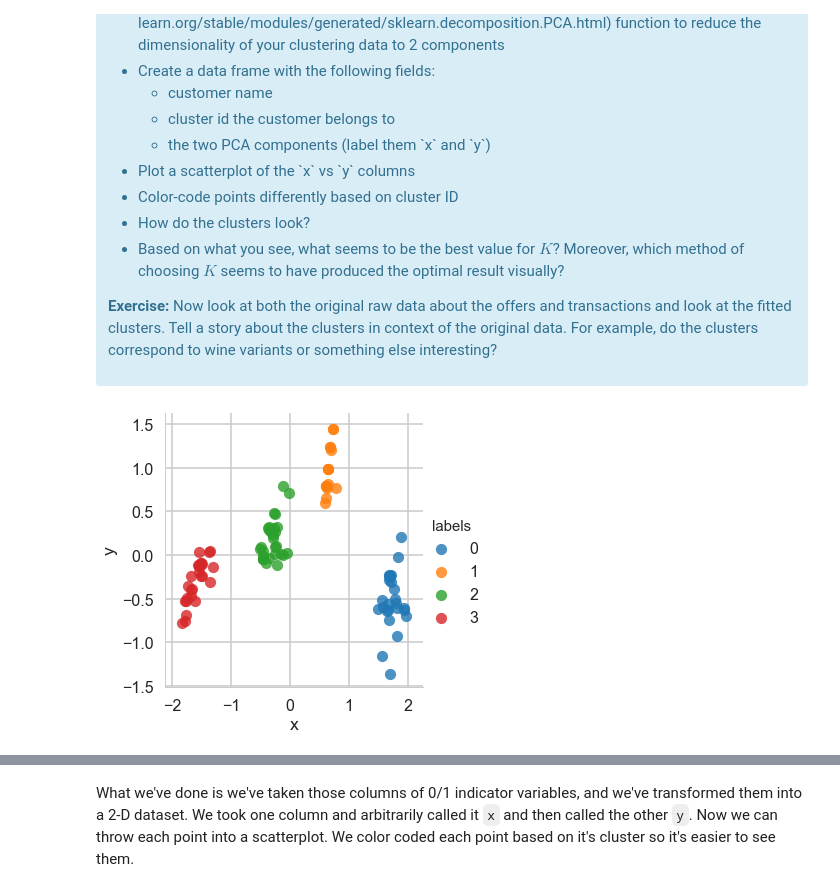
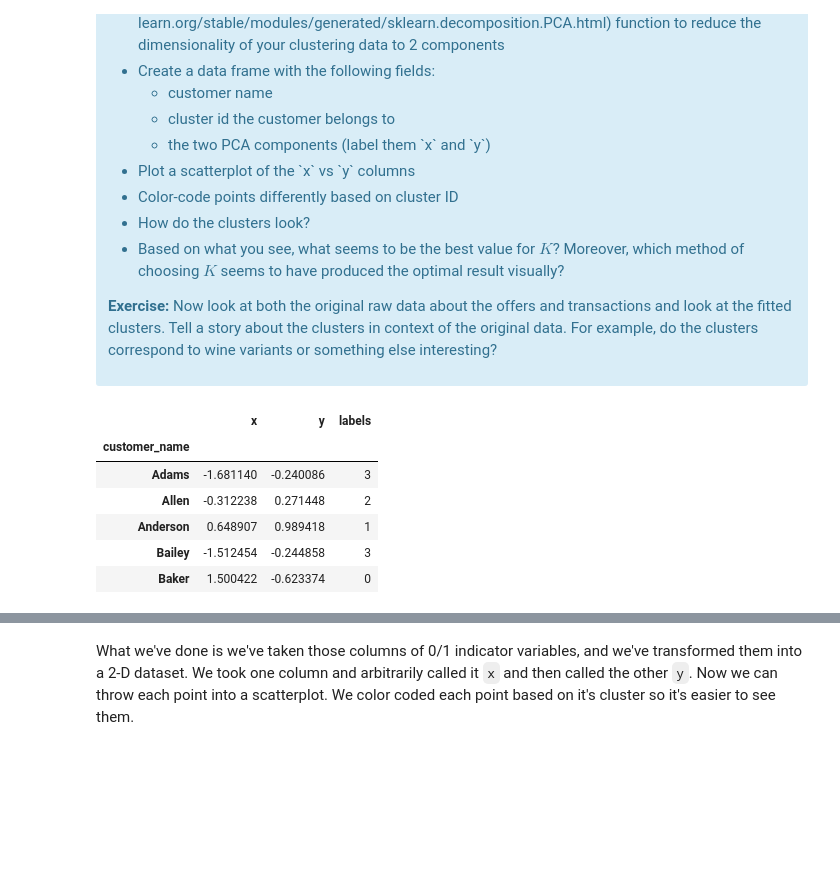
Before and after one commit to pmleffers/Springboard_Mini-Projects, a Jupyter notebook: Mini_Project_Clustering.ipynb, the cells around one changed output, grey strips where cells are left out. Drawn from its saved outputs; the diff is of its cells as text; code cells hidden in the pictures; blank space fills up the shorter version.

```diff
--- a/Mini_Project_Clustering.ipynb
+++ b/Mini_Project_Clustering.ipynb
@@ -359,18 +365,19 @@ This is only one use of PCA for dimension reduction. We can also use PCA when we
 # %%
-kmeans4=KMeans(n_clusters=4, random_state=1)
-## This function outputs pca_plot with input of matrix, x_col and clf is clustering method
-def plot_pca(pivot_transactions, x_cols, clf):
-    clf.fit(x_cols)
-    labels=clf.labels_
-    pca = sklearn.decomposition.PCA(n_components=2)
-    pca.fit(pivot_transactions)
-    new_matrix= pd.DataFrame(pca.transform(pivot_transactions))
-    new_matrix.index = pivot_transactions.index
-    new_matrix.columns=['x','y']
-    new_matrix['labels']=labels
-
-    sns.lmplot(x='x', y='y', hue='labels', data=new_matrix, fit_reg=False, size=5)
-
-plot_pca(pivot_transactions, X_matrix, kmeans4)
+kmeans_cluster=KMeans(n_clusters=4, random_state=1)
+kmeans_cluster.fit(X_matrix)
+labels=kmeans_cluster.labels_
+pca = sklearn.decomposition.PCA(n_components=2)
+pca.fit(pivot_transactions)
+new_matrix= pd.DataFrame(pca.transform(pivot_transactions))
+new_matrix.index = pivot_transactions.index
+new_matrix.columns=['x','y']
+new_matrix['labels']=labels
+new_matrix.head()
 # %% [output]
-[figure, removed]
+|  | x | y | labels |
+| customer_name |  |  |  |
+| Adams | -1.681140 | -0.240086 | 3 |
+| Allen | -0.312238 | 0.271448 | 2 |
+| Anderson | 0.648907 | 0.989418 | 1 |
+| Bailey | -1.512454 | -0.244858 | 3 |
+| Baker | 1.500422 | -0.623374 | 0 |
```
Also changed, not shown: parts of 13 cells of this notebook.
